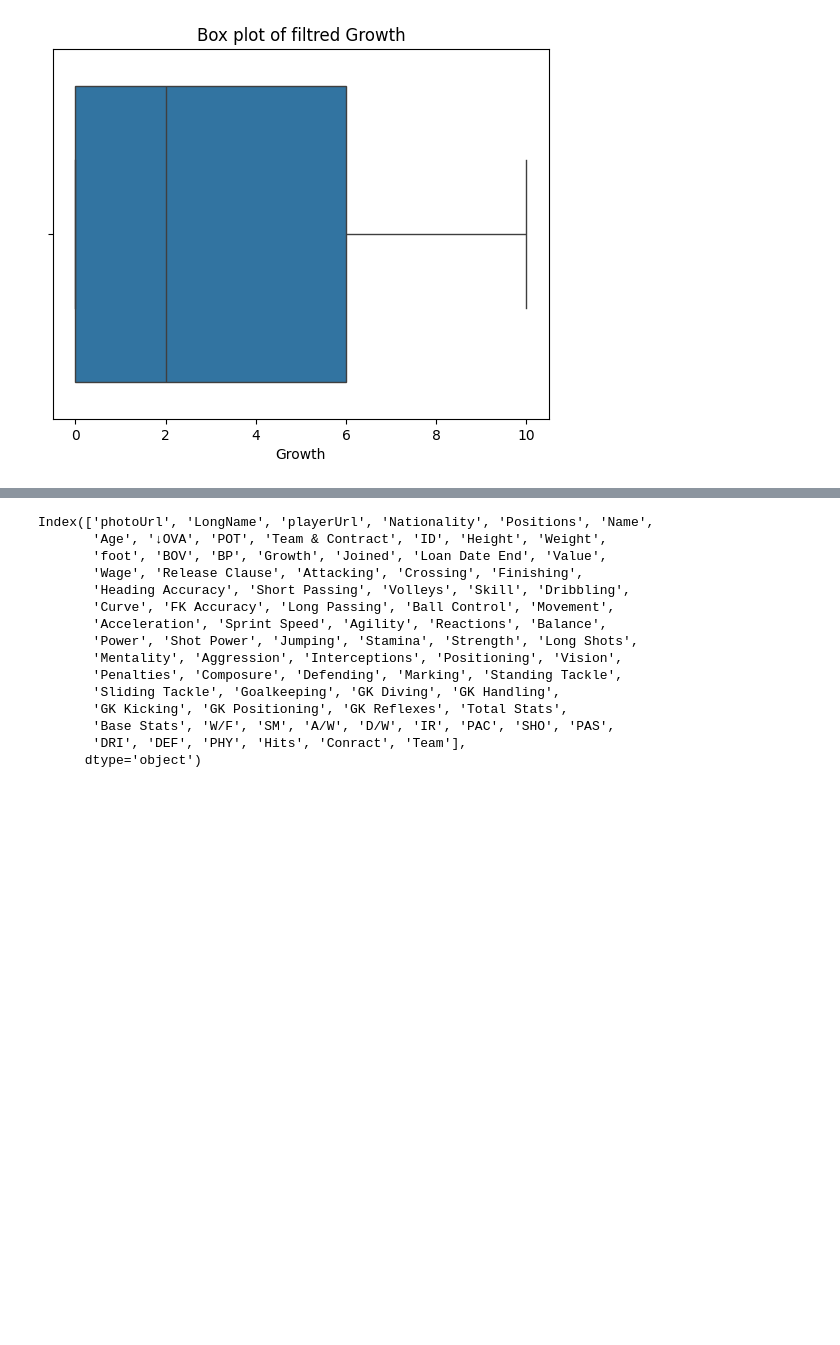
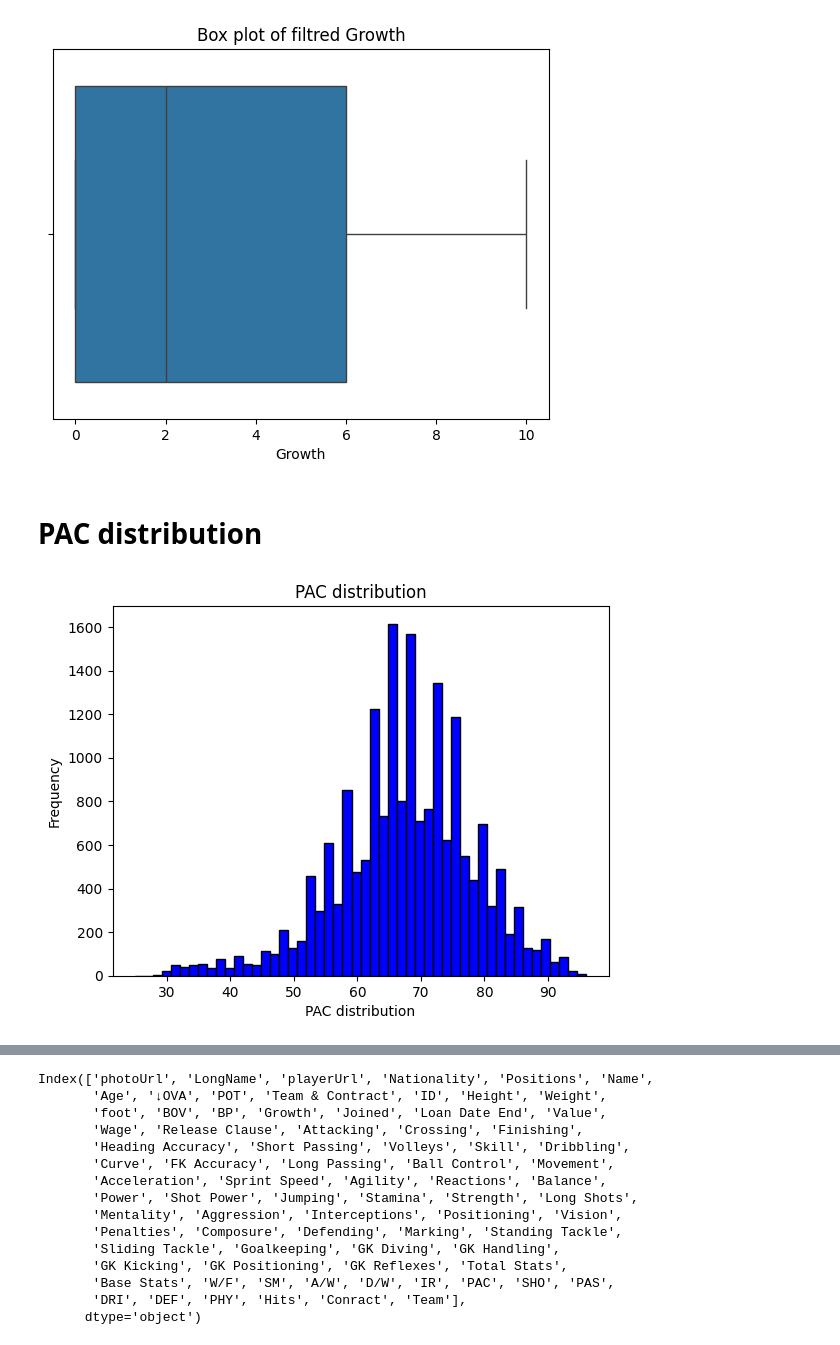
Before and after one commit to ayoub22222222/Data_Cleaning_project, a Jupyter notebook: notebook/fifa21_EDA.ipynb, the cells around one changed output, grey strips where cells are left out. Saved outputs shown, nothing was run; the diff lists cells and outputs as text; code cells hidden in the pictures; blank space fills up the shorter version.

```diff
--- a/notebook/fifa21_EDA.ipynb
+++ b/notebook/fifa21_EDA.ipynb
@@ -114,3 +349,13 @@ plt.title('Box plot of filtred Growth')
 plt.show()
 # %% [output]
 [figure]
+# %% [markdown]
+# PAC distribution
+# %%
+plt.hist(df['PAC'], bins=50, color='blue', edgecolor='black')
+plt.title('PAC distribution')
+plt.xlabel('PAC distribution')
+plt.ylabel('Frequency')
+plt.show()
+# %% [output]
+[figure, added]
```
Also changed, not shown: parts of 8 cells of this notebook.
